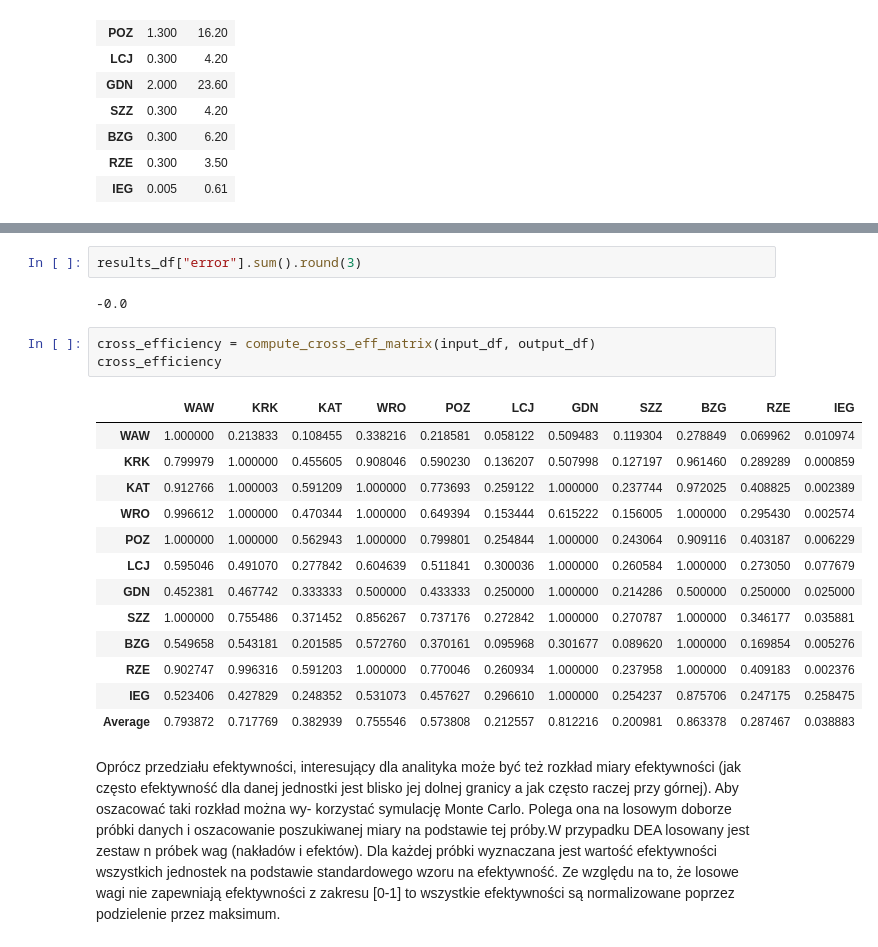
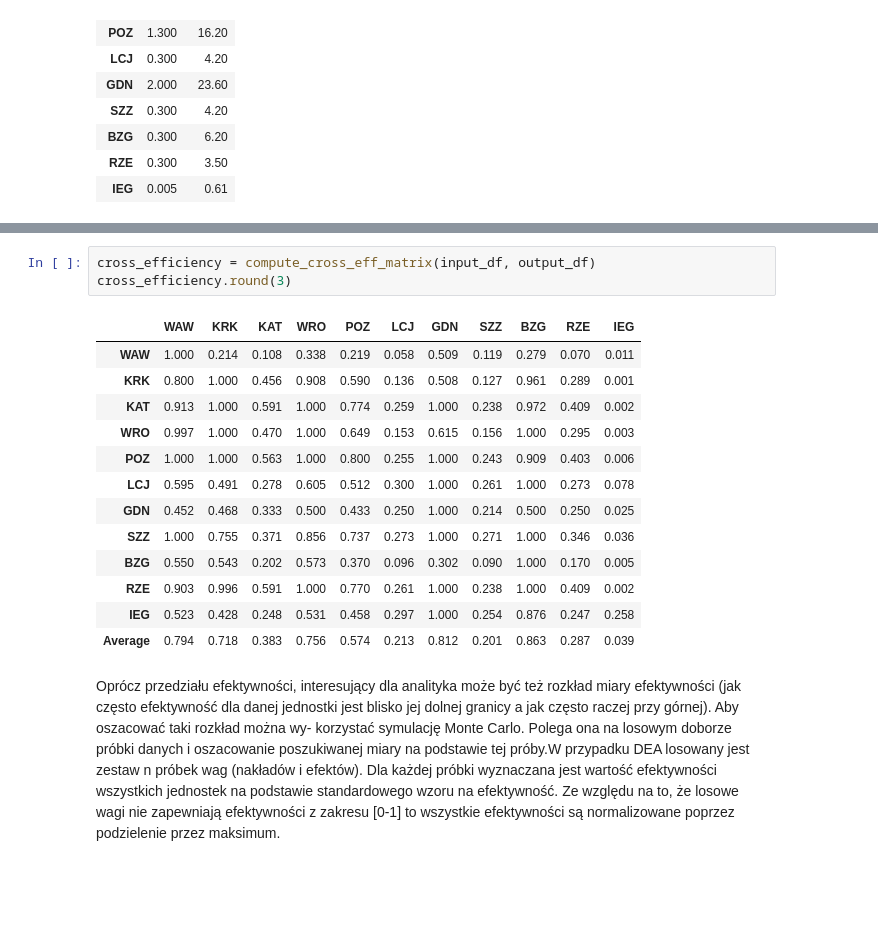
Before and after one commit to majsterkovic/iswd-project-6, a Jupyter notebook: projekt6.ipynb, the cells around one changed output, grey strips where cells are left out. Drawn from its saved outputs; the diff is of its cells as text; blank space fills up the shorter version.

```diff
--- a/projekt6.ipynb
+++ b/projekt6.ipynb
@@ -397,24 +416,20 @@ results_df["super_eff"] = input_df.progress_apply(lambda x: analyse1(x.name, inp
-# %%
-results_df["error"].sum().round(3)
-# %% [output]
--0.0
 # %%
 cross_efficiency = compute_cross_eff_matrix(input_df, output_df)
-cross_efficiency
+cross_efficiency.round(3)
 # %% [output]
 |  | WAW | KRK | KAT | WRO | POZ | LCJ | GDN | SZZ | BZG | RZE | IEG |
-| WAW | 1.000000 | 0.213833 | 0.108455 | 0.338216 | 0.218581 | 0.058122 | 0.509483 | 0.119304 | 0.278849 | 0.069962 | 0.010974 |
-| KRK | 0.799979 | 1.000000 | 0.455605 | 0.908046 | 0.590230 | 0.136207 | 0.507998 | 0.127197 | 0.961460 | 0.289289 | 0.000859 |
-| KAT | 0.912766 | 1.000003 | 0.591209 | 1.000000 | 0.773693 | 0.259122 | 1.000000 | 0.237744 | 0.972025 | 0.408825 | 0.002389 |
-| WRO | 0.996612 | 1.000000 | 0.470344 | 1.000000 | 0.649394 | 0.153444 | 0.615222 | 0.156005 | 1.000000 | 0.295430 | 0.002574 |
-| POZ | 1.000000 | 1.000000 | 0.562943 | 1.000000 | 0.799801 | 0.254844 | 1.000000 | 0.243064 | 0.909116 | 0.403187 | 0.006229 |
-| LCJ | 0.595046 | 0.491070 | 0.277842 | 0.604639 | 0.511841 | 0.300036 | 1.000000 | 0.260584 | 1.000000 | 0.273050 | 0.077679 |
-| GDN | 0.452381 | 0.467742 | 0.333333 | 0.500000 | 0.433333 | 0.250000 | 1.000000 | 0.214286 | 0.500000 | 0.250000 | 0.025000 |
-| SZZ | 1.000000 | 0.755486 | 0.371452 | 0.856267 | 0.737176 | 0.272842 | 1.000000 | 0.270787 | 1.000000 | 0.346177 | 0.035881 |
-| BZG | 0.549658 | 0.543181 | 0.201585 | 0.572760 | 0.370161 | 0.095968 | 0.301677 | 0.089620 | 1.000000 | 0.169854 | 0.005276 |
-| RZE | 0.902747 | 0.996316 | 0.591203 | 1.000000 | 0.770046 | 0.260934 | 1.000000 | 0.237958 | 1.000000 | 0.409183 | 0.002376 |
-| IEG | 0.523406 | 0.427829 | 0.248352 | 0.531073 | 0.457627 | 0.296610 | 1.000000 | 0.254237 | 0.875706 | 0.247175 | 0.258475 |
-| Average | 0.793872 | 0.717769 | 0.382939 | 0.755546 | 0.573808 | 0.212557 | 0.812216 | 0.200981 | 0.863378 | 0.287467 | 0.038883 |
+| WAW | 1.000 | 0.214 | 0.108 | 0.338 | 0.219 | 0.058 | 0.509 | 0.119 | 0.279 | 0.070 | 0.011 |
+| KRK | 0.800 | 1.000 | 0.456 | 0.908 | 0.590 | 0.136 | 0.508 | 0.127 | 0.961 | 0.289 | 0.001 |
+| KAT | 0.913 | 1.000 | 0.591 | 1.000 | 0.774 | 0.259 | 1.000 | 0.238 | 0.972 | 0.409 | 0.002 |
+| WRO | 0.997 | 1.000 | 0.470 | 1.000 | 0.649 | 0.153 | 0.615 | 0.156 | 1.000 | 0.295 | 0.003 |
+| POZ | 1.000 | 1.000 | 0.563 | 1.000 | 0.800 | 0.255 | 1.000 | 0.243 | 0.909 | 0.403 | 0.006 |
+| LCJ | 0.595 | 0.491 | 0.278 | 0.605 | 0.512 | 0.300 | 1.000 | 0.261 | 1.000 | 0.273 | 0.078 |
+| GDN | 0.452 | 0.468 | 0.333 | 0.500 | 0.433 | 0.250 | 1.000 | 0.214 | 0.500 | 0.250 | 0.025 |
+| SZZ | 1.000 | 0.755 | 0.371 | 0.856 | 0.737 | 0.273 | 1.000 | 0.271 | 1.000 | 0.346 | 0.036 |
+| BZG | 0.550 | 0.543 | 0.202 | 0.573 | 0.370 | 0.096 | 0.302 | 0.090 | 1.000 | 0.170 | 0.005 |
+| RZE | 0.903 | 0.996 | 0.591 | 1.000 | 0.770 | 0.261 | 1.000 | 0.238 | 1.000 | 0.409 | 0.002 |
+| IEG | 0.523 | 0.428 | 0.248 | 0.531 | 0.458 | 0.297 | 1.000 | 0.254 | 0.876 | 0.247 | 0.258 |
+| Average | 0.794 | 0.718 | 0.383 | 0.756 | 0.574 | 0.213 | 0.812 | 0.201 | 0.863 | 0.287 | 0.039 |
 # %% [markdown]
 Oprócz przedziału efektywności, interesujący dla analityka może być też rozkład
 miary efektywności (jak często efektywność dla danej jednostki jest blisko jej dolnej
```
Also changed, not shown: parts of 14 cells of this notebook, 2 other files.
